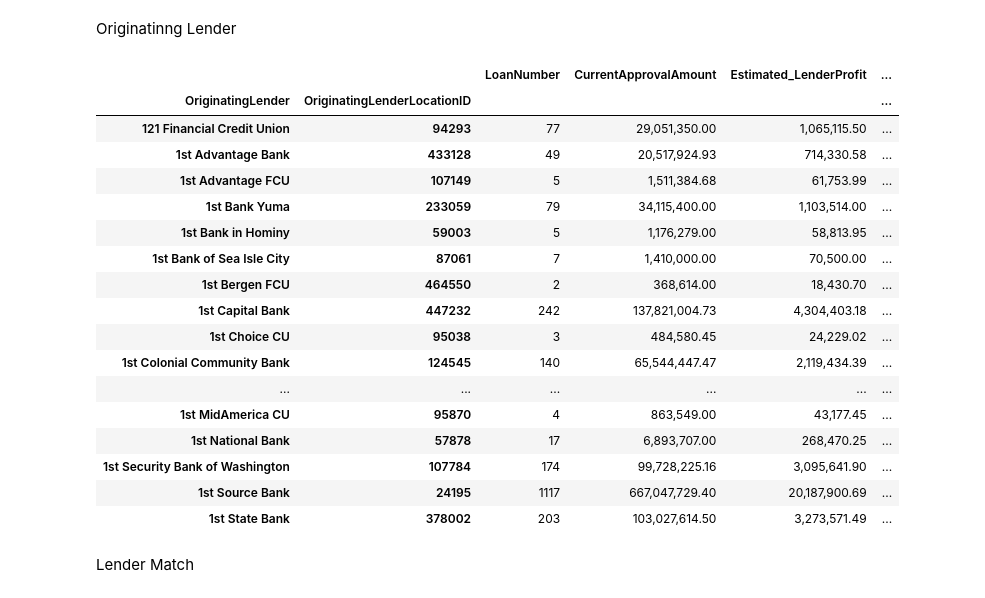
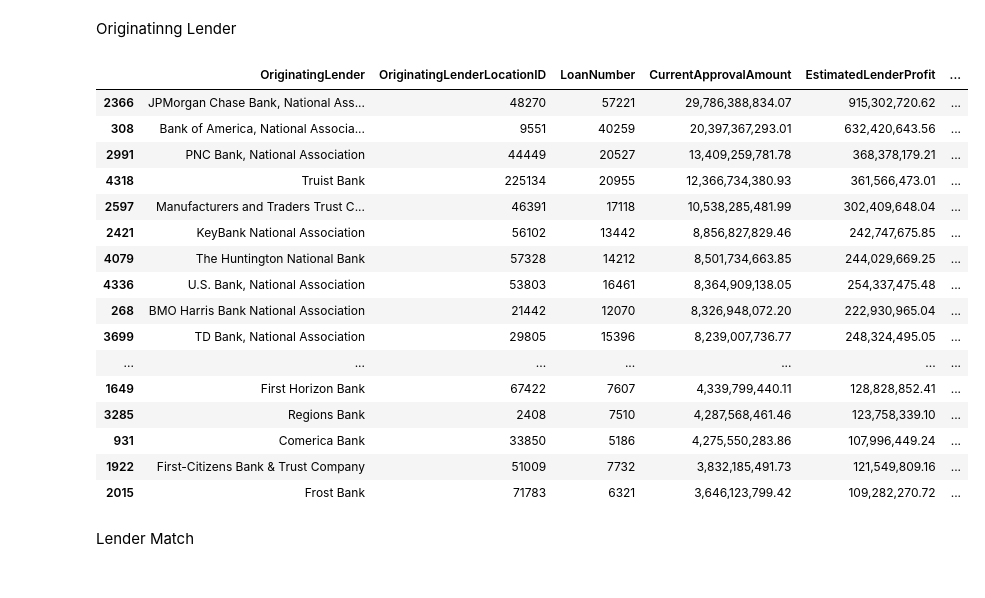
Before and after one commit to cspence001/mapdata_finalization_notebooks, a Jupyter notebook: review/dataviews/dataviews.ipynb, the cells around one changed output. Drawn from its saved outputs; the diff is of its cells as text; code cells hidden in the pictures.

```diff
--- a/review/dataviews/dataviews.ipynb
+++ b/review/dataviews/dataviews.ipynb
@@ -138,9 +138,10 @@ OL States 55
 # %% [markdown]
 Servicing Lender
 # %%
-cols = ["LoanNumber",'ServicingLenderLocationID','ServicingLenderName','CurrentApprovalAmount','Estimated_LenderProfit']
+pd.options.display.float_format = '{:,.2f}'.format
+cols = ["LoanNumber",'ServicingLenderLocationID','ServicingLenderName','CurrentApprovalAmount','EstimatedLenderProfit']
 sl_ca = pipe_file[cols]
-sl_grp = sl_ca.groupby(['ServicingLenderName','ServicingLenderLocationID']).agg({"LoanNumber":'count', 'CurrentApprovalAmount':'sum', 'Estimated_LenderProfit':'sum'})
+sl_grp = sl_ca.groupby(['ServicingLenderName','ServicingLenderLocationID']).agg({"LoanNumber":'count', 'CurrentApprovalAmount':'sum', 'EstimatedLenderProfit':'sum'}).reset_index().sort_values(["CurrentApprovalAmount"], ascending=False)
 sl_grp["AverageLoanAmount"] = sl_grp['CurrentApprovalAmount']/sl_grp['LoanNumber']
 sl_grp.to_csv("figs/servicing_approval_df.csv")
 sl_grp.head(20)
@@ -149,31 +166,30 @@ KeyError: "['Estimated_LenderProfit'] not in index"
 # %% [markdown]
 Originatinng Lender
 # %%
-cols = ["LoanNumber",'OriginatingLenderLocationID','OriginatingLender','CurrentApprovalAmount','Estimated_LenderProfit']
+cols = ["LoanNumber",'OriginatingLenderLocationID','OriginatingLender','CurrentApprovalAmount','EstimatedLenderProfit']
 ol_df = pipe_file[cols]
-ol_grp = ol_df.groupby(['OriginatingLender','OriginatingLenderLocationID']).agg({"LoanNumber":'count', 'CurrentApprovalAmount':'sum', 'Estimated_LenderProfit':'sum'})
+ol_grp = ol_df.groupby(['OriginatingLender','OriginatingLenderLocationID']).agg({"LoanNumber":'count', 'CurrentApprovalAmount':'sum', 'EstimatedLenderProfit':'sum'}).reset_index().sort_values(["CurrentApprovalAmount"], ascending=False)
 ol_grp["AverageLoanAmount"] = ol_grp['CurrentApprovalAmount']/ol_grp['LoanNumber']
 ol_grp.to_csv("figs/originating_approval_df.csv")
 ol_grp.head(20)
 # %% [output]
-|  |  | LoanNumber | CurrentApprovalAmount | Estimated_LenderProfit | ... |
-| OriginatingLender | OriginatingLenderLocationID |  |  |  | ... |
-| 121 Financial Credit Union | 94293 | 77 | 29,051,350.00 | 1,065,115.50 | ... |
-| 1st Advantage Bank | 433128 | 49 | 20,517,924.93 | 714,330.58 | ... |
-| 1st Advantage FCU | 107149 | 5 | 1,511,384.68 | 61,753.99 | ... |
-| 1st Bank Yuma | 233059 | 79 | 34,115,400.00 | 1,103,514.00 | ... |
-| 1st Bank in Hominy | 59003 | 5 | 1,176,279.00 | 58,813.95 | ... |
-| 1st Bank of Sea Isle City | 87061 | 7 | 1,410,000.00 | 70,500.00 | ... |
-| 1st Bergen FCU | 464550 | 2 | 368,614.00 | 18,430.70 | ... |
-| 1st Capital Bank | 447232 | 242 | 137,821,004.73 | 4,304,403.18 | ... |
-| 1st Choice CU | 95038 | 3 | 484,580.45 | 24,229.02 | ... |
-| 1st Colonial Community Bank | 124545 | 140 | 65,544,447.47 | 2,119,434.39 | ... |
-| ... | ... | ... | ... | ... | ... |
-| 1st MidAmerica CU | 95870 | 4 | 863,549.00 | 43,177.45 | ... |
-| 1st National Bank | 57878 | 17 | 6,893,707.00 | 268,470.25 | ... |
-| 1st Security Bank of Washington | 107784 | 174 | 99,728,225.16 | 3,095,641.90 | ... |
-| 1st Source Bank | 24195 | 1117 | 667,047,729.40 | 20,187,900.69 | ... |
-| 1st State Bank | 378002 | 203 | 103,027,614.50 | 3,273,571.49 | ... |
+|  | OriginatingLender | OriginatingLenderLocationID | LoanNumber | CurrentApprovalAmount | EstimatedLenderProfit | ... |
+| 2366 | JPMorgan Chase Bank, National Ass... | 48270 | 57221 | 29,786,388,834.07 | 915,302,720.62 | ... |
+| 308 | Bank of America, National Associa... | 9551 | 40259 | 20,397,367,293.01 | 632,420,643.56 | ... |
+| 2991 | PNC Bank, National Association | 44449 | 20527 | 13,409,259,781.78 | 368,378,179.21 | ... |
+| 4318 | Truist Bank | 225134 | 20955 | 12,366,734,380.93 | 361,566,473.01 | ... |
+| 2597 | Manufacturers and Traders Trust C... | 46391 | 17118 | 10,538,285,481.99 | 302,409,648.04 | ... |
+| 2421 | KeyBank National Association | 56102 | 13442 | 8,856,827,829.46 | 242,747,675.85 | ... |
+| 4079 | The Huntington National Bank | 57328 | 14212 | 8,501,734,663.85 | 244,029,669.25 | ... |
+| 4336 | U.S. Bank, National Association | 53803 | 16461 | 8,364,909,138.05 | 254,337,475.48 | ... |
+| 268 | BMO Harris Bank National Association | 21442 | 12070 | 8,326,948,072.20 | 222,930,965.04 | ... |
+| 3699 | TD Bank, National Association | 29805 | 15396 | 8,239,007,736.77 | 248,324,495.05 | ... |
+| ... | ... | ... | ... | ... | ... | ... |
+| 1649 | First Horizon Bank | 67422 | 7607 | 4,339,799,440.11 | 128,828,852.41 | ... |
+| 3285 | Regions Bank | 2408 | 7510 | 4,287,568,461.46 | 123,758,339.10 | ... |
+| 931 | Comerica Bank | 33850 | 5186 | 4,275,550,283.86 | 107,996,449.24 | ... |
+| 1922 | First-Citizens Bank & Trust Company | 51009 | 7732 | 3,832,185,491.73 | 121,549,809.16 | ... |
+| 2015 | Frost Bank | 71783 | 6321 | 3,646,123,799.42 | 109,282,270.72 | ... |
 # %%
 sl_cols =  ['LoanNumber','ServicingLenderLocationID', 'ServicingLenderName','ServicingLenderState']
 ol_cols =  ['LoanNumber','OriginatingLenderLocationID', 'OriginatingLender','OriginatingLenderState']
```
Also changed, not shown: parts of 6 cells of this notebook, 3 other files.
